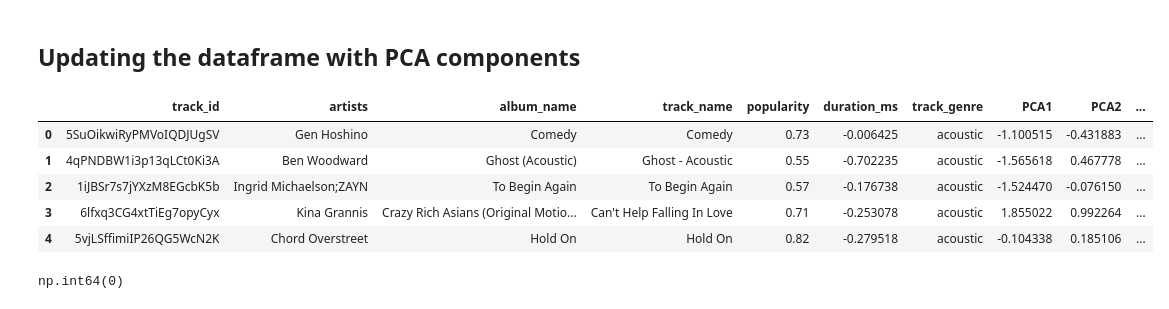
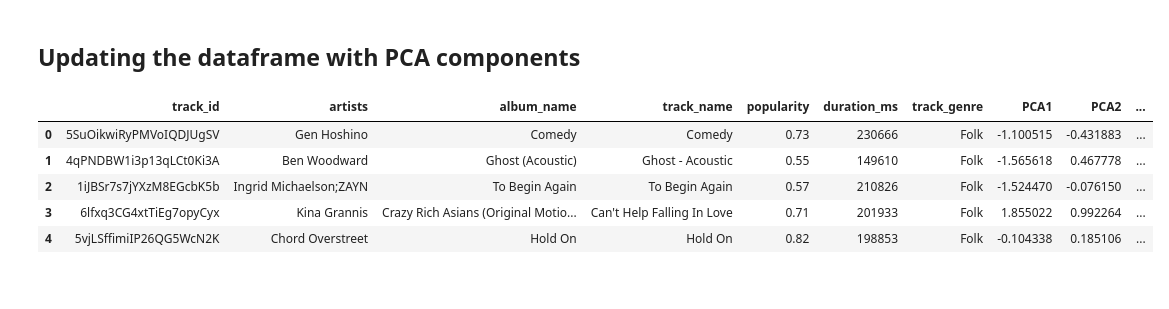
Before and after one commit to Rishant-gupta/Music_recommendation_system, a Jupyter notebook: ml_backend/main.ipynb, the cells around one changed output. Drawn from its saved outputs; the diff is of its cells as text; code cells hidden in the pictures.

Commit message:
genre problem solve

```diff
--- a/ml_backend/main.ipynb
+++ b/ml_backend/main.ipynb
@@ -133,0 +134,15 @@ music.describe()
+# %%
+genre_mapping = {'pop': 'Pop','j-pop': 'Pop','k-pop': 'Pop','mandopop': 'Pop','cantopop': 'Pop','indie-pop': 'Pop','power-pop': 'Pop','pop-film': 'Pop','synth-pop': 'Pop','j-idol': 'Pop',
+                 'rock': 'Rock','alt-rock': 'Rock','alternative': 'Rock','black-metal': 'Rock','death-metal': 'Rock','emo': 'Rock','goth': 'Rock','grindcore': 'Rock','grunge': 'Rock','hard-rock': 'Rock','hardcore': 'Rock','heavy-metal': 'Rock','j-rock': 'Rock','metal': 'Rock','metalcore': 'Rock','punk': 'Rock','punk-rock': 'Rock','psych-rock': 'Rock','rock-n-roll': 'Rock','rockabilly': 'Rock','indie': 'Rock','rock': 'Rock','alt-rock': 'Rock','alternative': 'Rock','black-metal': 'Rock','death-metal': 'Rock','emo': 'Rock','goth': 'Rock','grindcore': 'Rock','grunge': 'Rock','hard-rock': 'Rock','hardcore': 'Rock','heavy-metal': 'Rock','j-rock': 'Rock','metal': 'Rock','metalcore': 'Rock','punk': 'Rock','punk-rock': 'Rock','psych-rock': 'Rock','rock-n-roll': 'Rock','rockabilly': 'Rock','indie': 'Rock',
+                 'electronic': 'Dance','ambient': 'Dance','breakbeat': 'Dance','chicago-house': 'Dance','chill': 'Dance','club': 'Dance','dance': 'Dance','deep-house': 'Dance','detroit-techno': 'Dance','disco': 'Dance','drum-and-bass': 'Dance','dub': 'Dance','dubstep': 'Dance','edm': 'Dance','electro': 'Dance','garage': 'Dance','hardstyle': 'Dance','house': 'Dance','idm': 'Dance','j-dance': 'Dance','minimal-techno': 'Dance','progressive-house': 'Dance','techno': 'Dance','trance': 'Dance','trip-hop': 'Dance','party': 'Dance',
+                 'hip-hop': 'Hip-Hop','r-n-b': 'Hip-Hop',
+                 'acoustic': 'Folk','bluegrass': 'Folk','country': 'Folk','folk': 'Folk','singer-songwriter': 'Folk','songwriter': 'Folk','honky-tonk': 'Folk','guitar': 'Folk','piano': 'Folk',
+                 'blues': 'Funk','funk': 'Funk','groove': 'Funk','jazz': 'Funk','soul': 'Funk',
+                 'classical': 'Classical','opera': 'Classical',
+                 'afrobeat': 'Regional','brazil': 'Regional','british': 'Regional','dancehall': 'Regional','forro': 'Regional','french': 'Regional','german': 'Regional','indian': 'Regional','iranian': 'Regional','latin': 'Regional','latino': 'Regional','malay': 'Regional','mpb': 'Regional','pagode': 'Regional','reggae': 'Regional','reggaeton': 'Regional','salsa': 'Regional','samba': 'Regional','sertanejo': 'Regional','ska': 'Regional','spanish': 'Regional','swedish': 'Regional','tango': 'Regional','turkish': 'Regional','world-music': 'Regional',
+                 'anime': 'Mood','children': 'Mood','comedy': 'Mood','disney': 'Mood','gospel': 'Mood','happy': 'Mood','kids': 'Mood','new-age': 'Mood','show-tunes': 'Mood','sleep': 'Mood','study': 'Mood','industrial': 'Mood',
+                 'romance': 'Romance',
+                 'sad': 'Sad'
+}
+music['track_genre'] = music['track_genre'].map(genre_mapping)
+music['track_genre'].value_counts()
@@ -150,7 +170,7 @@ for column in scaled_features:
     music[column] = minmax.fit_transform(music[[column]])
 # %%
 scaler = StandardScaler()
-scaled_features1 = ['duration_ms','tempo']
+scaled_features1 = ['tempo']
 for column in scaled_features1:
     music[column] = scaler.fit_transform(music[[column]])
 # %%
@@ -190,6 +220,6 @@ display(numeric_features, metadata)
 # %%
 pca = PCA(n_components=5)
-pca_features = pca.fit_transform(music[numeric_features])
+pca_numeric_features = pca.fit_transform(music[numeric_features])
 explained_variance = pca.explained_variance_ratio_
 total_variance = explained_variance.sum()
 
@@ -201,19 +231,19 @@ Total variance: 0.9634656786758431
 # %% [markdown]
 ## Updating the dataframe with PCA components
 # %%
-pca_features_df = pd.DataFrame(data=pca_features, columns=['PCA1', 'PCA2', 'PCA3', 'PCA4', 'PCA5'])
+pca_features_df = pd.DataFrame(data=pca_numeric_features, columns=['PCA1', 'PCA2', 'PCA3', 'PCA4', 'PCA5'])
 music.reset_index(drop=True, inplace=True)
 music = pd.concat([music, pca_features_df], axis=1)
 for column in numeric_features:
     music.drop(column, axis=1, inplace=True)
 music.head()
 # %% [output]
 |  | track_id | artists | album_name | track_name | popularity | duration_ms | track_genre | PCA1 | PCA2 | ... |
-| 0 | 5SuOikwiRyPMVoIQDJUgSV | Gen Hoshino | Comedy | Comedy | 0.73 | -0.006425 | acoustic | -1.100515 | -0.431883 | ... |
-| 1 | 4qPNDBW1i3p13qLCt0Ki3A | Ben Woodward | Ghost (Acoustic) | Ghost - Acoustic | 0.55 | -0.702235 | acoustic | -1.565618 | 0.467778 | ... |
-| 2 | 1iJBSr7s7jYXzM8EGcbK5b | Ingrid Michaelson;ZAYN | To Begin Again | To Begin Again | 0.57 | -0.176738 | acoustic | -1.524470 | -0.076150 | ... |
-| 3 | 6lfxq3CG4xtTiEg7opyCyx | Kina Grannis | Crazy Rich Asians (Original Motio... | Can't Help Falling In Love | 0.71 | -0.253078 | acoustic | 1.855022 | 0.992264 | ... |
-| 4 | 5vjLSffimiIP26QG5WcN2K | Chord Overstreet | Hold On | Hold On | 0.82 | -0.279518 | acoustic | -0.104338 | 0.185106 | ... |
+| 0 | 5SuOikwiRyPMVoIQDJUgSV | Gen Hoshino | Comedy | Comedy | 0.73 | 230666 | Folk | -1.100515 | -0.431883 | ... |
+| 1 | 4qPNDBW1i3p13qLCt0Ki3A | Ben Woodward | Ghost (Acoustic) | Ghost - Acoustic | 0.55 | 149610 | Folk | -1.565618 | 0.467778 | ... |
+| 2 | 1iJBSr7s7jYXzM8EGcbK5b | Ingrid Michaelson;ZAYN | To Begin Again | To Begin Again | 0.57 | 210826 | Folk | -1.524470 | -0.076150 | ... |
+| 3 | 6lfxq3CG4xtTiEg7opyCyx | Kina Grannis | Crazy Rich Asians (Original Motio... | Can't Help Falling In Love | 0.71 | 201933 | Folk | 1.855022 | 0.992264 | ... |
+| 4 | 5vjLSffimiIP26QG5WcN2K | Chord Overstreet | Hold On | Hold On | 0.82 | 198853 | Folk | -0.104338 | 0.185106 | ... |
 # %%
+md = pd.DataFrame(music, columns=metadata)
+pca_feature = pd.DataFrame(music, columns=['PCA1', 'PCA2', 'PCA3', 'PCA4', 'PCA5'])
-# %% [output]
-np.int64(0)
```
Also changed, not shown: parts of 14 cells of this notebook.
